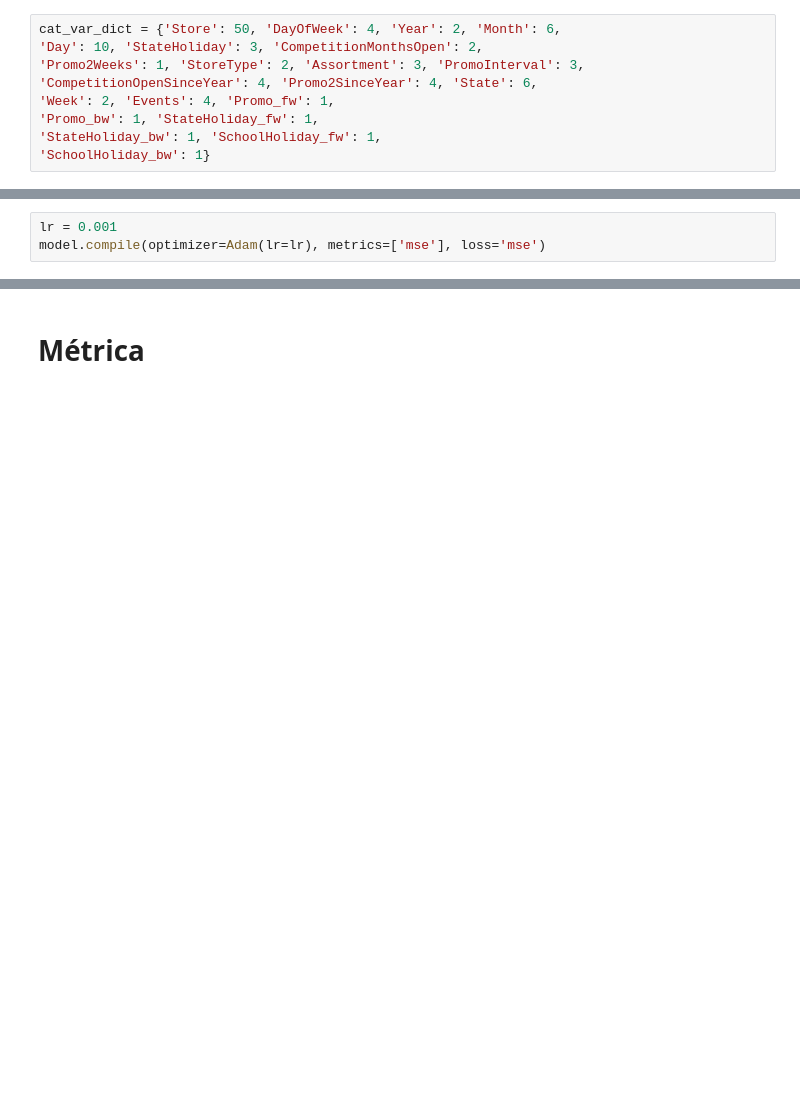
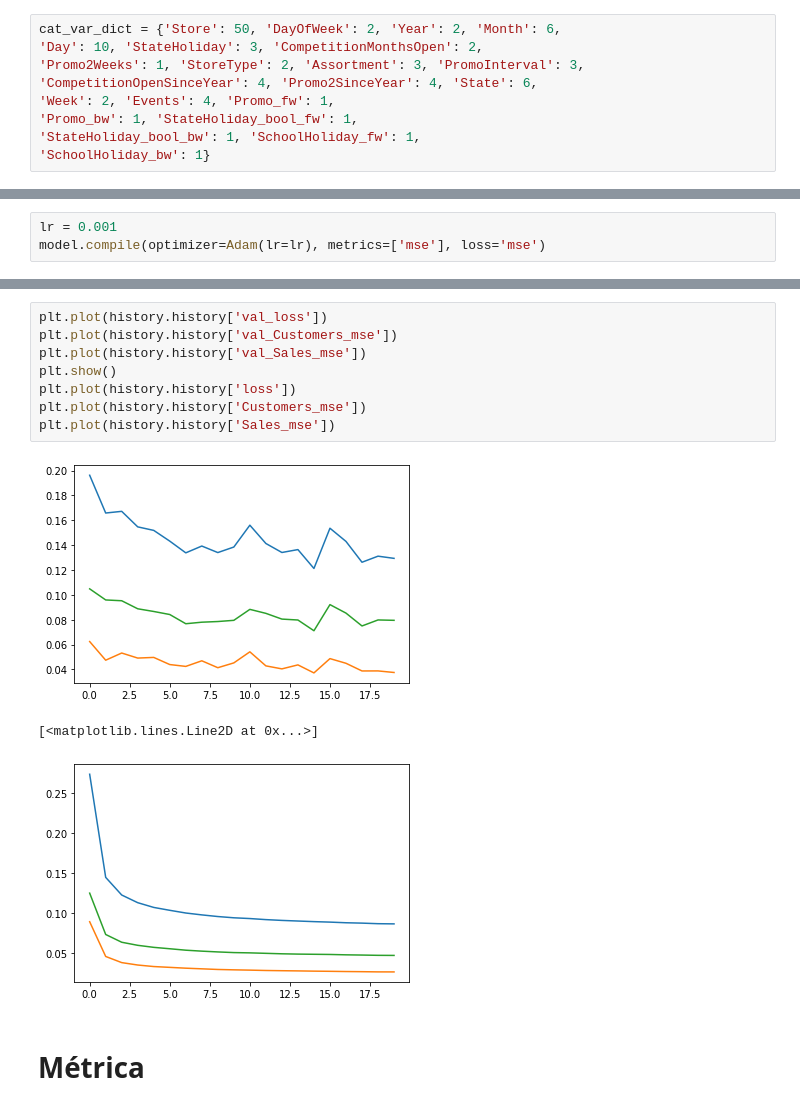
Before and after one commit to deeplearning-itba/kaggle-rossmann, a Jupyter notebook: 06-full-model.ipynb, the cells around one changed output, grey strips where cells are left out. Saved outputs shown, nothing was run; the diff lists cells and outputs as text; blank space fills up the shorter version.

```diff
--- a/06-full-model.ipynb
+++ b/06-full-model.ipynb
@@ -30,11 +36,11 @@ uniques = DataFrameSummary(df[cat_vars]).summary().loc[['uniques']]
 # %% [markdown]
 # Asignación de dimensión de embeddings
 # %%
-cat_var_dict = {'Store': 50, 'DayOfWeek': 4, 'Year': 2, 'Month': 6,
+cat_var_dict = {'Store': 50, 'DayOfWeek': 2, 'Year': 2, 'Month': 6,
 'Day': 10, 'StateHoliday': 3, 'CompetitionMonthsOpen': 2,
 'Promo2Weeks': 1, 'StoreType': 2, 'Assortment': 3, 'PromoInterval': 3,
 'CompetitionOpenSinceYear': 4, 'Promo2SinceYear': 4, 'State': 6,
 'Week': 2, 'Events': 4, 'Promo_fw': 1,
-'Promo_bw': 1, 'StateHoliday_fw': 1,
-'StateHoliday_bw': 1, 'SchoolHoliday_fw': 1,
+'Promo_bw': 1, 'StateHoliday_bool_fw': 1,
+'StateHoliday_bool_bw': 1, 'SchoolHoliday_fw': 1,
 'SchoolHoliday_bw': 1}
@@ -188,3 +231,15 @@ KeyboardInterrupt:
+# %%
+plt.plot(history.history['val_loss'])
+plt.plot(history.history['val_Customers_mse'])
+plt.plot(history.history['val_Sales_mse'])
+plt.show()
+plt.plot(history.history['loss'])
+plt.plot(history.history['Customers_mse'])
+plt.plot(history.history['Sales_mse'])
+# %% [output]
+[figure, added]
+[<matplotlib.lines.Line2D at 0x...>]
+[figure, added]
 # %% [markdown]
 # Métrica
 # %% [markdown]
```
Also changed, not shown: parts of 26 cells of this notebook, 7 other files.
